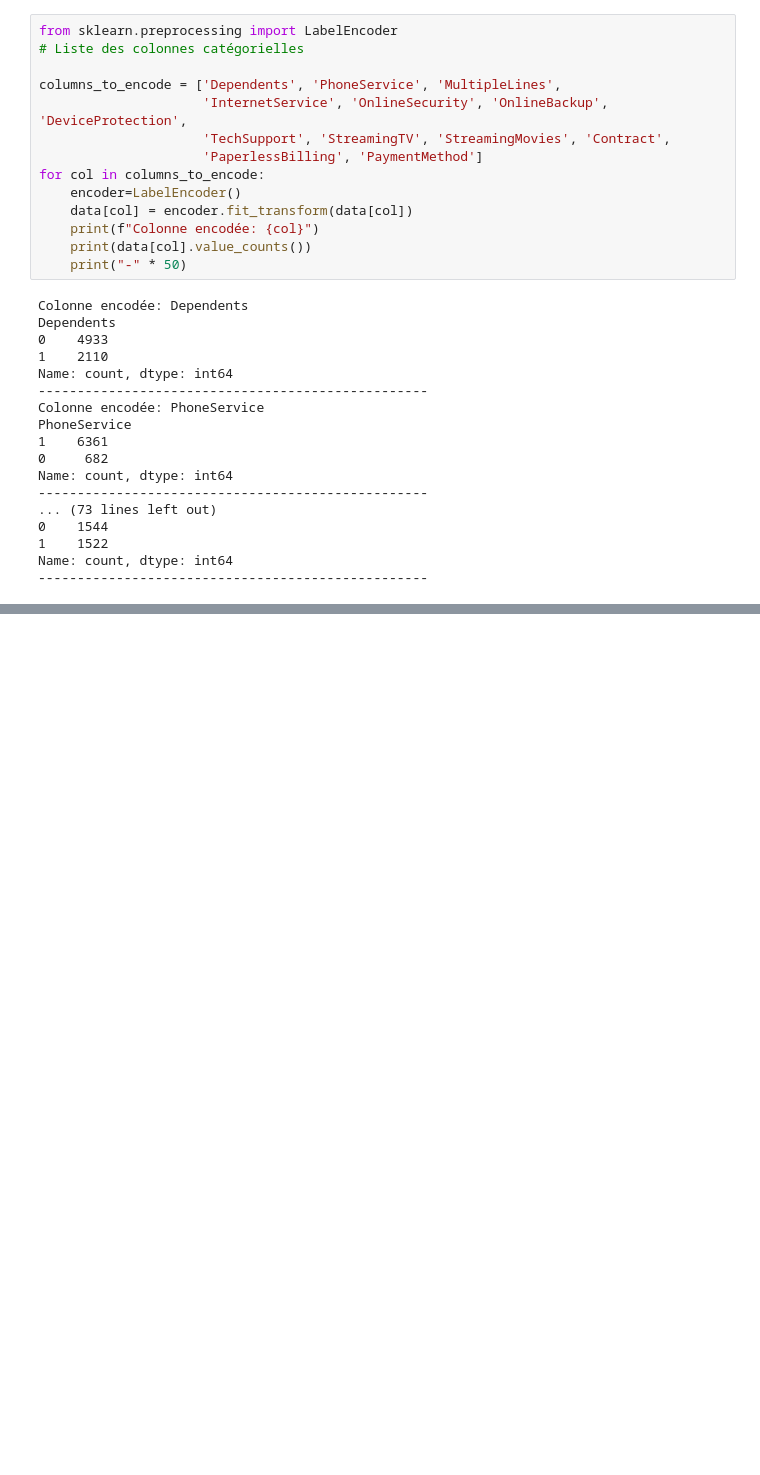
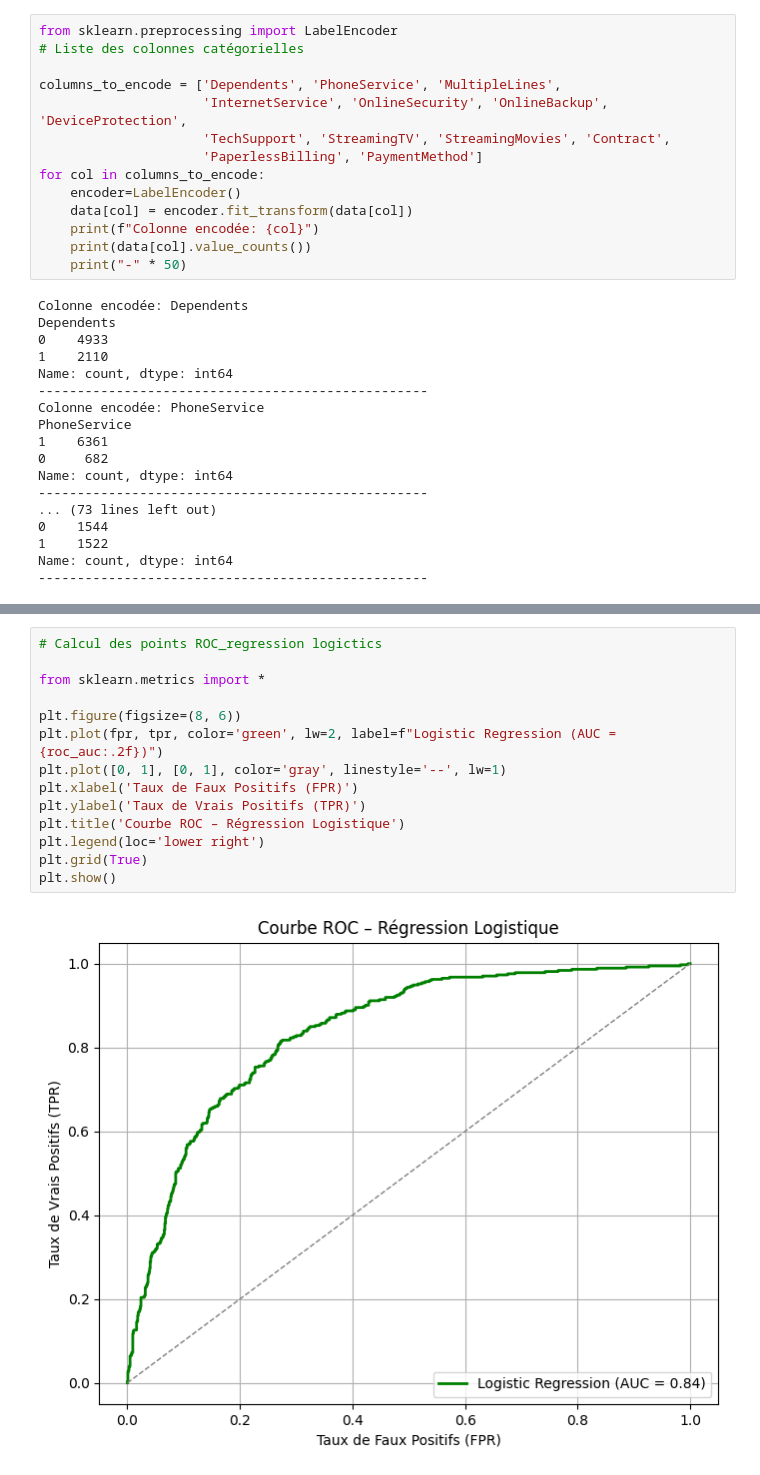
Before and after one commit to FatimaMachay7/Projet_Pr-diction-du-Churn-Client, a Jupyter notebook: scr/Data_Chur.ipynb, the cells around one changed output, grey strips where cells are left out. Cells and saved outputs as stored; diff of their text form; blank space fills up the shorter version.

```diff
--- a/scr/Data_Chur.ipynb
+++ b/scr/Data_Chur.ipynb
@@ -393,0 +470,16 @@ F1 Score : 0.6417
+# %%
+# Calcul des points ROC_regression logictics
+
+from sklearn.metrics import *
+
+plt.figure(figsize=(8, 6))
+plt.plot(fpr, tpr, color='green', lw=2, label=f"Logistic Regression (AUC = {roc_auc:.2f})")
+plt.plot([0, 1], [0, 1], color='gray', linestyle='--', lw=1)
+plt.xlabel('Taux de Faux Positifs (FPR)')
+plt.ylabel('Taux de Vrais Positifs (TPR)')
+plt.title('Courbe ROC – Régression Logistique')
+plt.legend(loc='lower right')
+plt.grid(True)
+plt.show()
+# %% [output]
+[figure, added]
```
Also changed, not shown: parts of 21 cells of this notebook, 7 other files.
